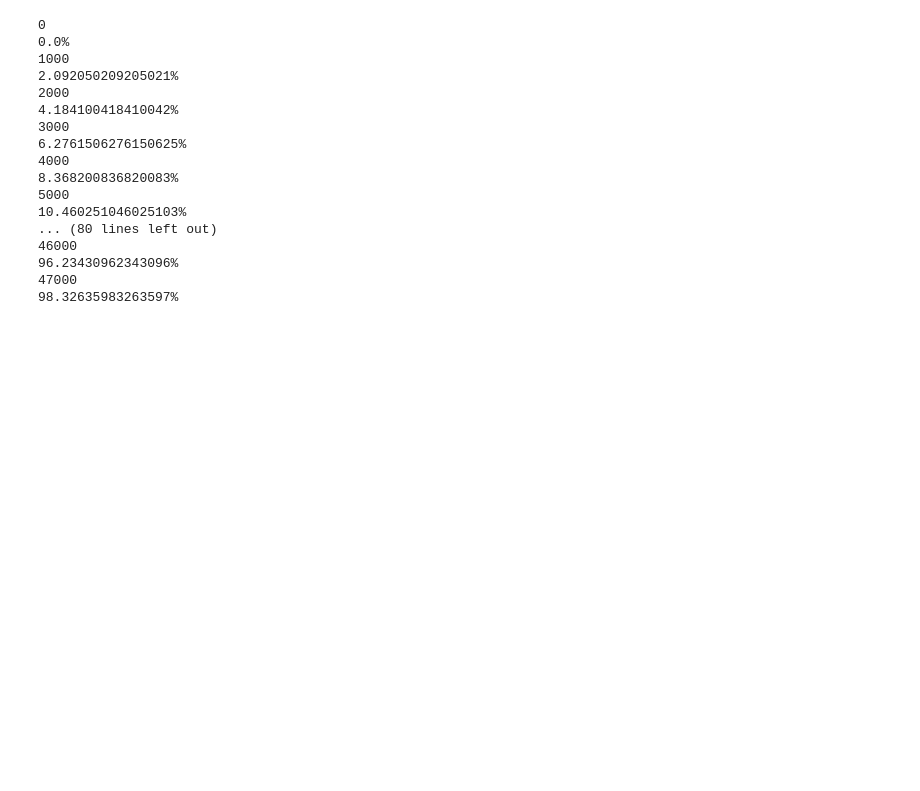
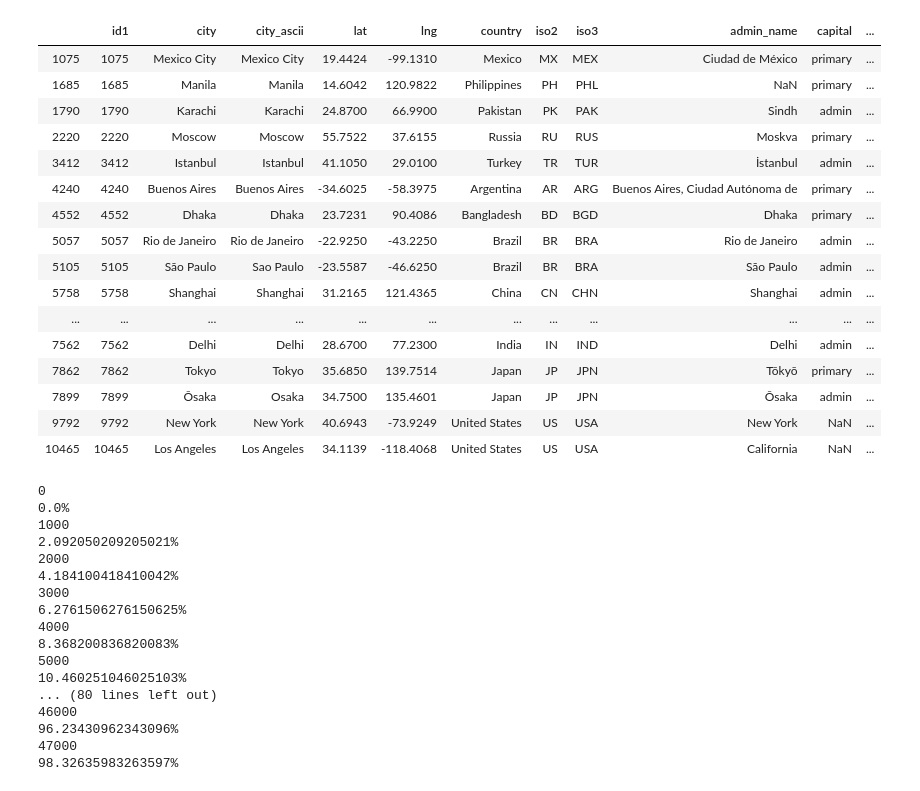
Before and after one commit to dmitriyqq/space-apps-2019, a Jupyter notebook: server/Untitled.ipynb, the cells around one changed output. Saved outputs shown, nothing was run; the diff lists cells and outputs as text; code cells hidden in the pictures; blank space fills up the shorter version.

```diff
--- a/server/Untitled.ipynb
+++ b/server/Untitled.ipynb
@@ -14,5 +14,25 @@ df.head()
 # %%
-data = df[df['population'] > 100]
+data = df[df['population'] > 10000000]
+# %%
+data
+# %% [output]
+|  | id1 | city | city_ascii | lat | lng | country | iso2 | iso3 | admin_name | capital | ... |
+| 1075 | 1075 | Mexico City | Mexico City | 19.4424 | -99.1310 | Mexico | MX | MEX | Ciudad de México | primary | ... |
+| 1685 | 1685 | Manila | Manila | 14.6042 | 120.9822 | Philippines | PH | PHL | NaN | primary | ... |
+| 1790 | 1790 | Karachi | Karachi | 24.8700 | 66.9900 | Pakistan | PK | PAK | Sindh | admin | ... |
+| 2220 | 2220 | Moscow | Moscow | 55.7522 | 37.6155 | Russia | RU | RUS | Moskva | primary | ... |
+| 3412 | 3412 | Istanbul | Istanbul | 41.1050 | 29.0100 | Turkey | TR | TUR | İstanbul | admin | ... |
+| 4240 | 4240 | Buenos Aires | Buenos Aires | -34.6025 | -58.3975 | Argentina | AR | ARG | Buenos Aires, Ciudad Autónoma de | primary | ... |
+| 4552 | 4552 | Dhaka | Dhaka | 23.7231 | 90.4086 | Bangladesh | BD | BGD | Dhaka | primary | ... |
+| 5057 | 5057 | Rio de Janeiro | Rio de Janeiro | -22.9250 | -43.2250 | Brazil | BR | BRA | Rio de Janeiro | admin | ... |
+| 5105 | 5105 | São Paulo | Sao Paulo | -23.5587 | -46.6250 | Brazil | BR | BRA | São Paulo | admin | ... |
+| 5758 | 5758 | Shanghai | Shanghai | 31.2165 | 121.4365 | China | CN | CHN | Shanghai | admin | ... |
+| ... | ... | ... | ... | ... | ... | ... | ... | ... | ... | ... | ... |
+| 7562 | 7562 | Delhi | Delhi | 28.6700 | 77.2300 | India | IN | IND | Delhi | admin | ... |
+| 7862 | 7862 | Tokyo | Tokyo | 35.6850 | 139.7514 | Japan | JP | JPN | Tōkyō | primary | ... |
+| 7899 | 7899 | Ōsaka | Osaka | 34.7500 | 135.4601 | Japan | JP | JPN | Ōsaka | admin | ... |
+| 9792 | 9792 | New York | New York | 40.6943 | -73.9249 | United States | US | USA | New York | NaN | ... |
+| 10465 | 10465 | Los Angeles | Los Angeles | 34.1139 | -118.4068 | United States | US | USA | California | NaN | ... |
 # %%
 import requests
 # %%
```
Also changed, not shown: parts of 4 cells of this notebook.
